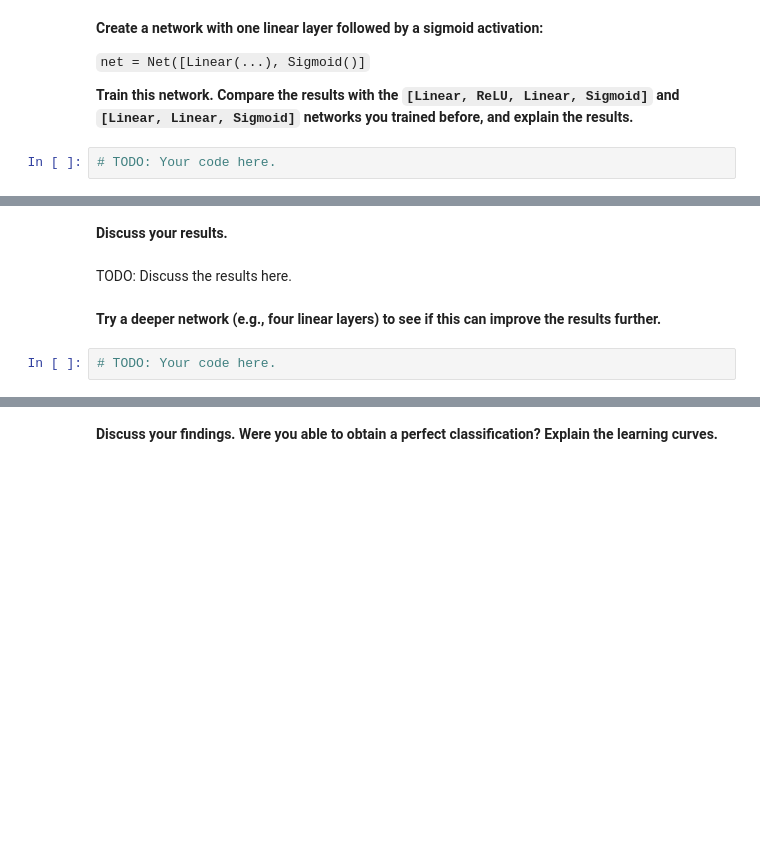
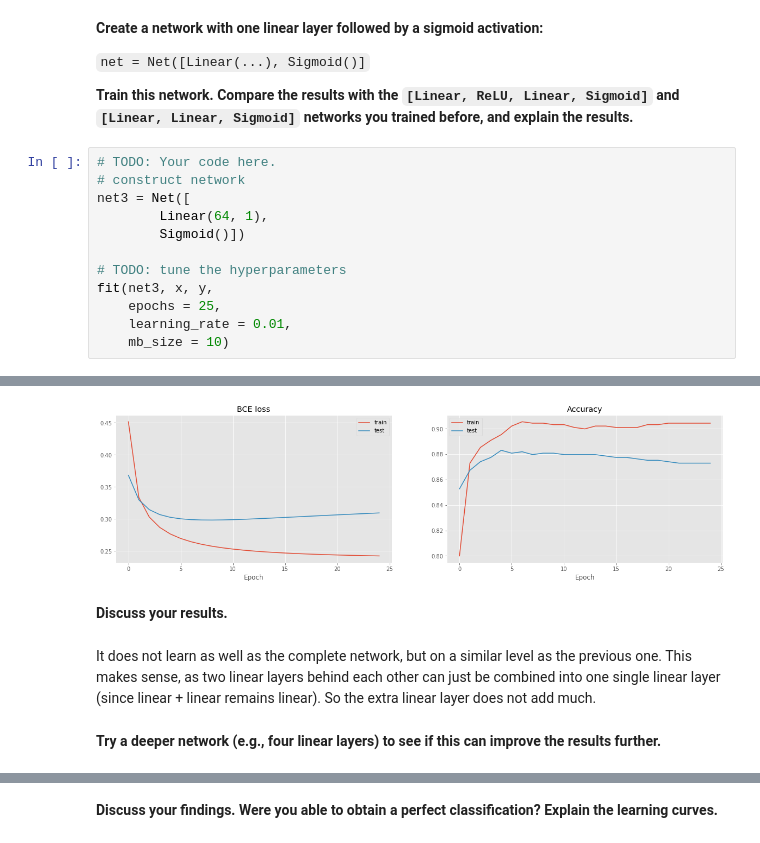
Before and after one commit to NienkeWessel/RadboudDeepLearning, a Jupyter notebook: deep-learning-assignment-1.ipynb, the cells around one changed output, grey strips where cells are left out. Saved outputs shown, nothing was run; the diff lists cells and outputs as text; blank space fills up the shorter version.

```diff
--- a/deep-learning-assignment-1.ipynb
+++ b/deep-learning-assignment-1.ipynb
@@ -1018,5 +1073,16 @@ TODO: Your answer here.
 `net = Net([Linear(...), Sigmoid()]`
 
 **Train this network. Compare the results with the `[Linear, ReLU, Linear, Sigmoid]` and `[Linear, Linear, Sigmoid]` networks you trained before, and explain the results.**
-# %%
-# TODO: Your code here.
+# %%
+# TODO: Your code here.
+# construct network
+net3 = Net([
+        Linear(64, 1),
+        Sigmoid()])
+
+# TODO: tune the hyperparameters
+fit(net3, x, y,
+    epochs = 25,
+    learning_rate = 0.01,
+    mb_size = 10)
+# %% [output]
@@ -1023,8 +1106,7 @@ TODO: Your answer here.
+[figure, added]
 # %% [markdown]
 **Discuss your results.**
-# %% [markdown]
-TODO: Discuss the results here.
+# %% [markdown]
+It does not learn as well as the complete network, but on a similar level as the previous one. This makes sense, as two linear layers behind each other can just be combined into one single linear layer (since linear + linear remains linear). So the extra linear layer does not add much.
 # %% [markdown]
 **Try a deeper network (e.g., four linear layers) to see if this can improve the results further.**
-# %%
-# TODO: Your code here.
```
Also changed, not shown: parts of 29 cells of this notebook.
